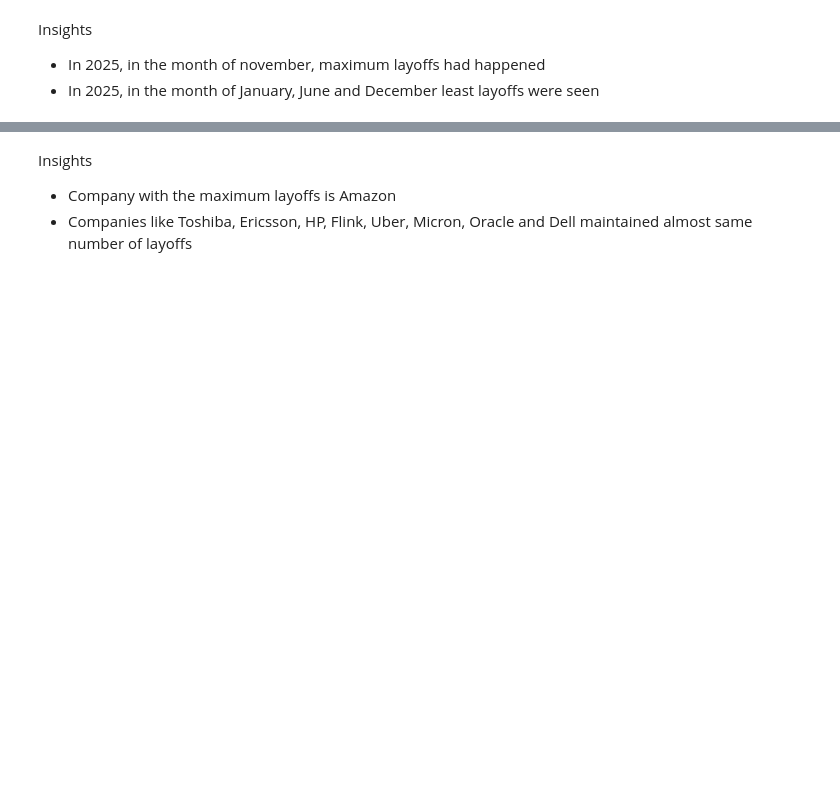
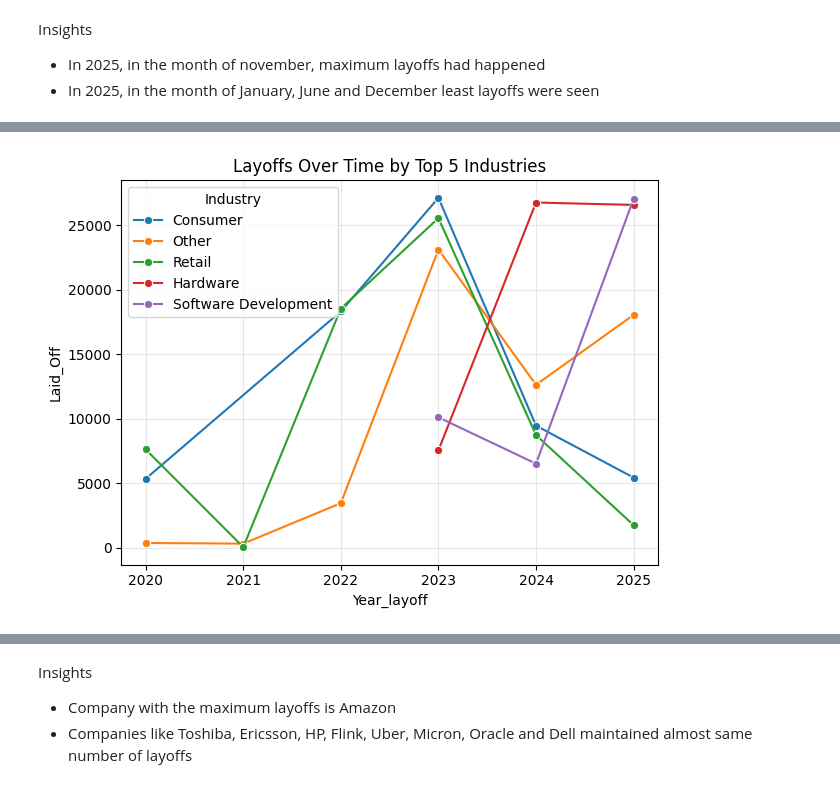
Before and after one commit to Ridima28/Global-Tech-Layoff-Analysis, a Jupyter notebook: layoff-eda.ipynb, the cells around one changed output, grey strips where cells are left out. Drawn from its saved outputs; the diff is of its cells as text; code cells hidden in the pictures; blank space fills up the shorter version.

```diff
--- a/layoff-eda.ipynb
+++ b/layoff-eda.ipynb
@@ -285,0 +279,22 @@ Insights:
+# %%
+# Layoffs over time by industry
+
+top5 = (df.groupby("Industry")["Laid_Off"].sum().nlargest(5).index)
+
+# Filter data for only those industries
+industry_over_time = (df[df["Industry"].isin(top5)].groupby(["Year_layoff", "Industry"])["Laid_Off"].sum().reset_index())
+
+sns.lineplot(
+    data=industry_over_time,
+    x="Year_layoff",
+    y="Laid_Off",
+    hue="Industry",
+    marker="o"
+)
+plt.title("Layoffs Over Time by Top 5 Industries")
+plt.savefig("Layoffs Over Time by Top 5 Industries.png")
+plt.grid(True, alpha=0.3)
+plt.tight_layout()
+plt.show()
+# %% [output]
+[figure, added]
```
Also changed, not shown: parts of 12 cells of this notebook, 4 other files.
